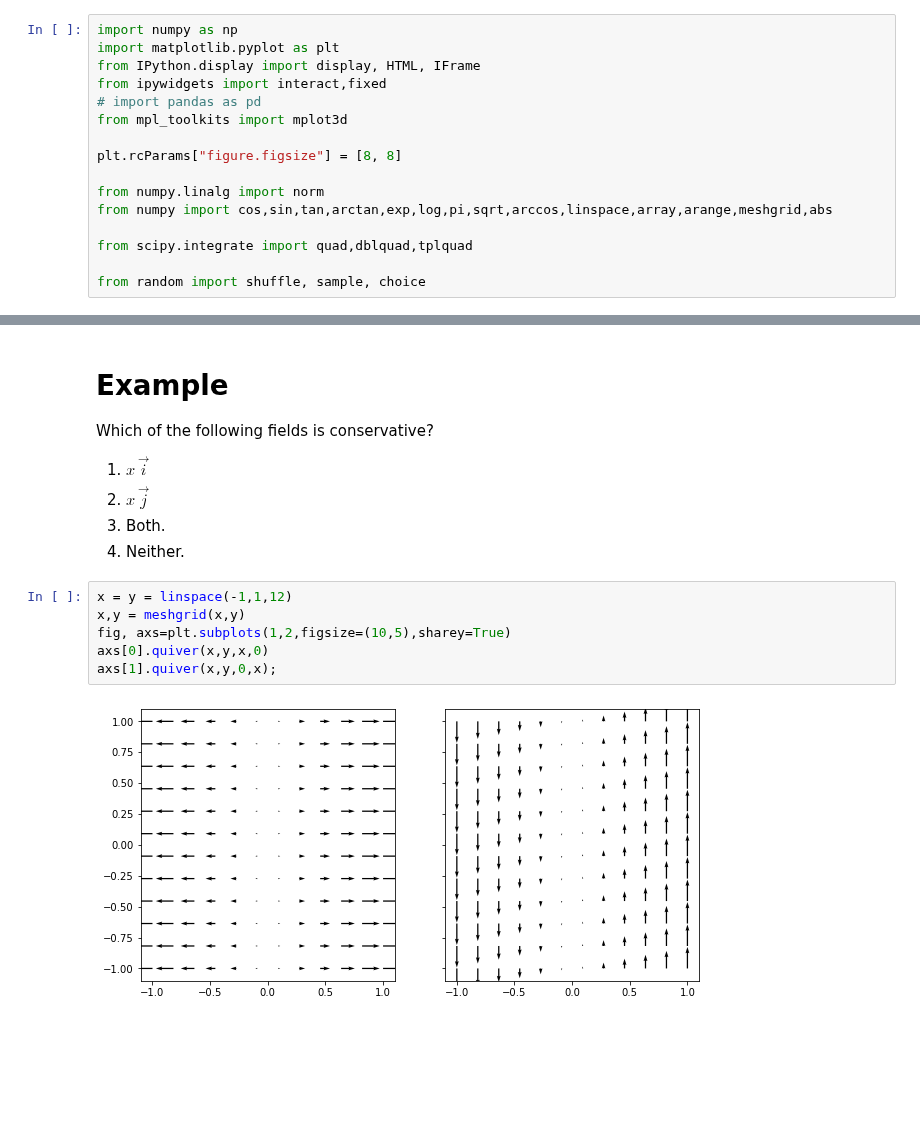
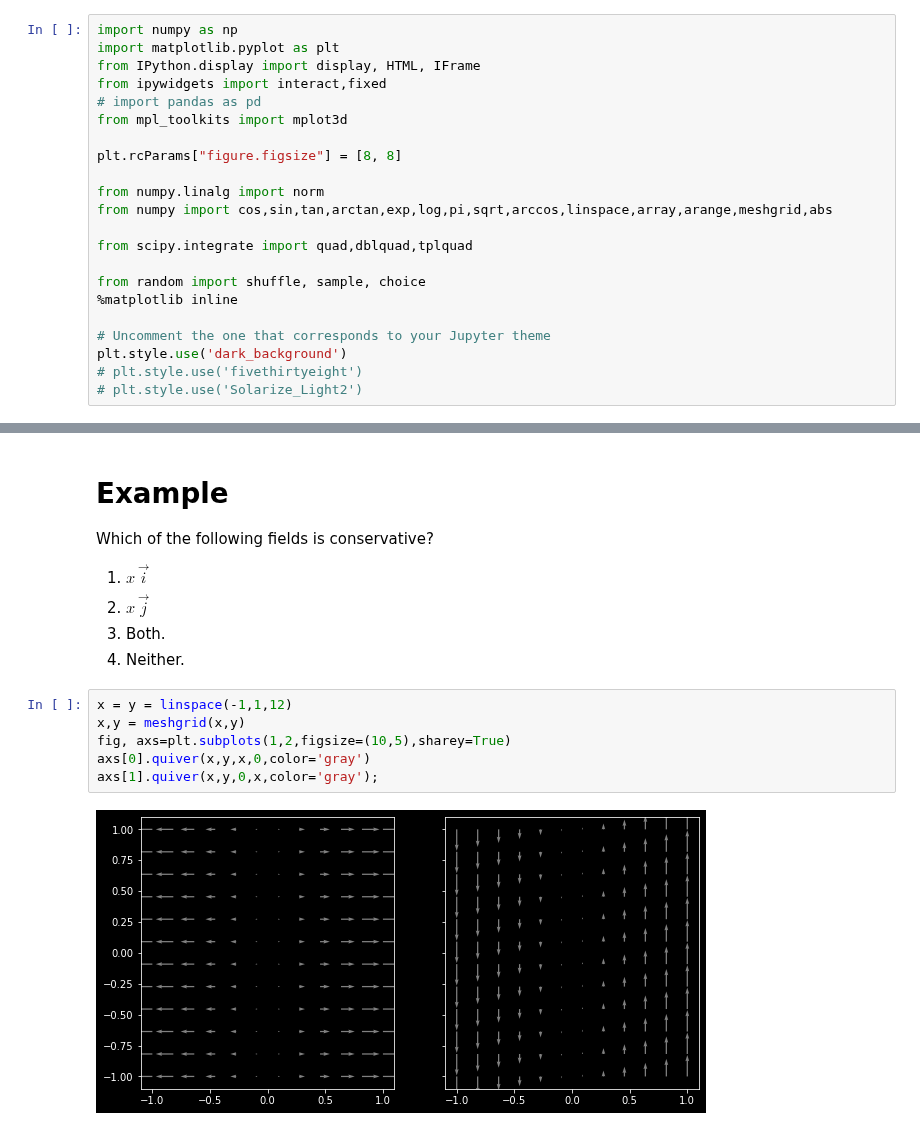
Before and after one commit to drewyoungren/mvc, a Jupyter notebook: exercises/L18-Exercises.ipynb, the cells around one changed output, grey strips where cells are left out. Saved outputs shown, nothing was run; the diff lists cells and outputs as text; blank space fills up the shorter version.

```diff
--- a/exercises/L18-Exercises.ipynb
+++ b/exercises/L18-Exercises.ipynb
@@ -14,6 +14,12 @@ from numpy import cos,sin,tan,arctan,exp,log,pi,sqrt,arccos,linspace,array,arang
 from scipy.integrate import quad,dblquad,tplquad
 
 from random import shuffle, sample, choice
+%matplotlib inline
+
+# Uncomment the one that corresponds to your Jupyter theme
+plt.style.use('dark_background')
+# plt.style.use('fivethirtyeight')
+# plt.style.use('Solarize_Light2')
 # %% [markdown]
 $\renewcommand{\vec}{\mathbf}$
 # %% [markdown]
@@ -104,8 +110,8 @@ Which of the following fields is conservative?
 # %%
 x = y = linspace(-1,1,12)
 x,y = meshgrid(x,y)
 fig, axs=plt.subplots(1,2,figsize=(10,5),sharey=True)
-axs[0].quiver(x,y,x,0)
-axs[1].quiver(x,y,0,x);
+axs[0].quiver(x,y,x,0,color='gray')
+axs[1].quiver(x,y,0,x,color='gray');
 # %% [output]
-[figure, old version]
+[figure, new version]
```
Also changed, not shown: parts of 3 cells of this notebook, 2 other files.
